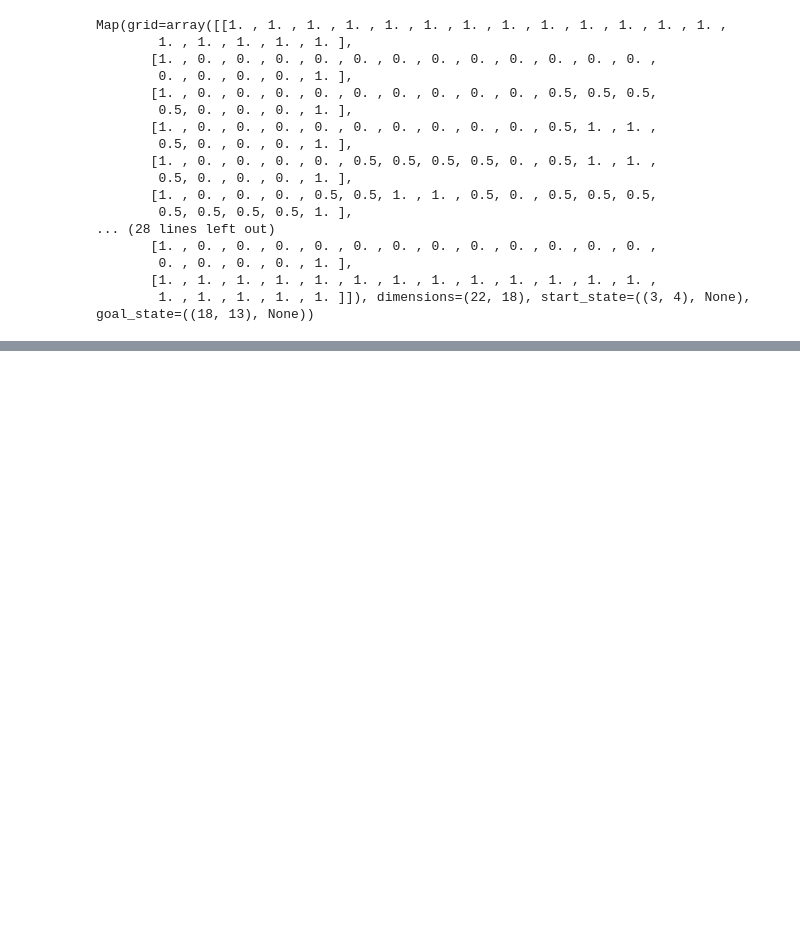
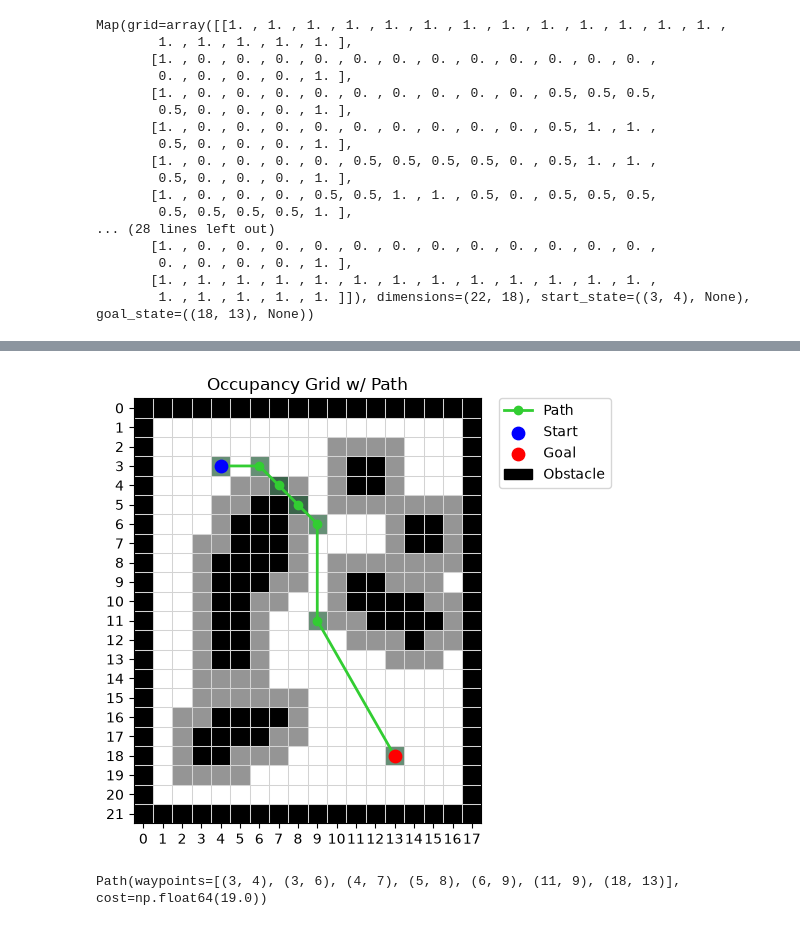
Before and after one commit to sohamm29/epfl-mobile-robotics-project, a Jupyter notebook: src/report.ipynb, the cells around one changed output, grey strips where cells are left out. Drawn from its saved outputs; the diff is of its cells as text; code cells hidden in the pictures; blank space fills up the shorter version.

Commit message:
feat(global_path_planning): Line-of-sight point culling

```diff
--- a/src/report.ipynb
+++ b/src/report.ipynb
@@ -59 +58,4 @@ path, explored, op_count = path_planner.plan(map=map)
 [figure]
+# %%
+pruned_path = path_planner.LOS_pruning(map=map, path=path)
+# %% [output]
@@ -59,0 +81,5 @@ path, explored, op_count = path_planner.plan(map=map)
+[figure, added]
+# %%
+print(pruned_path)
+# %% [output]
+Path(waypoints=[(3, 4), (3, 6), (4, 7), (5, 8), (6, 9), (11, 9), (18, 13)], cost=np.float64(19.0))
```
Also changed, not shown: parts of 3 cells of this notebook, 1 other file.
